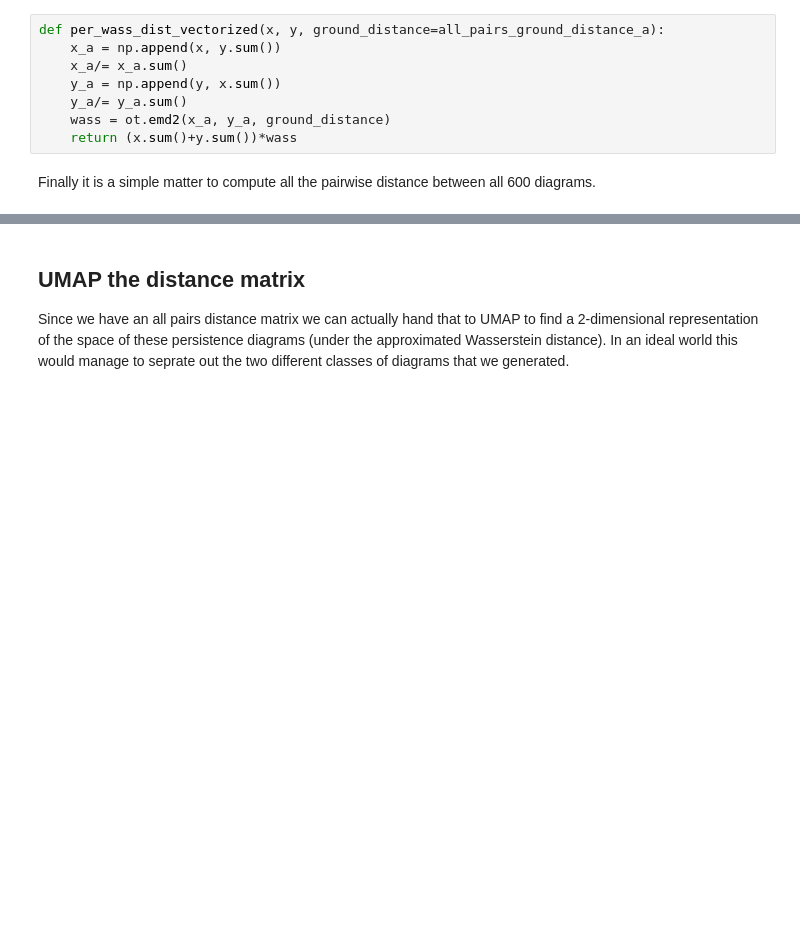
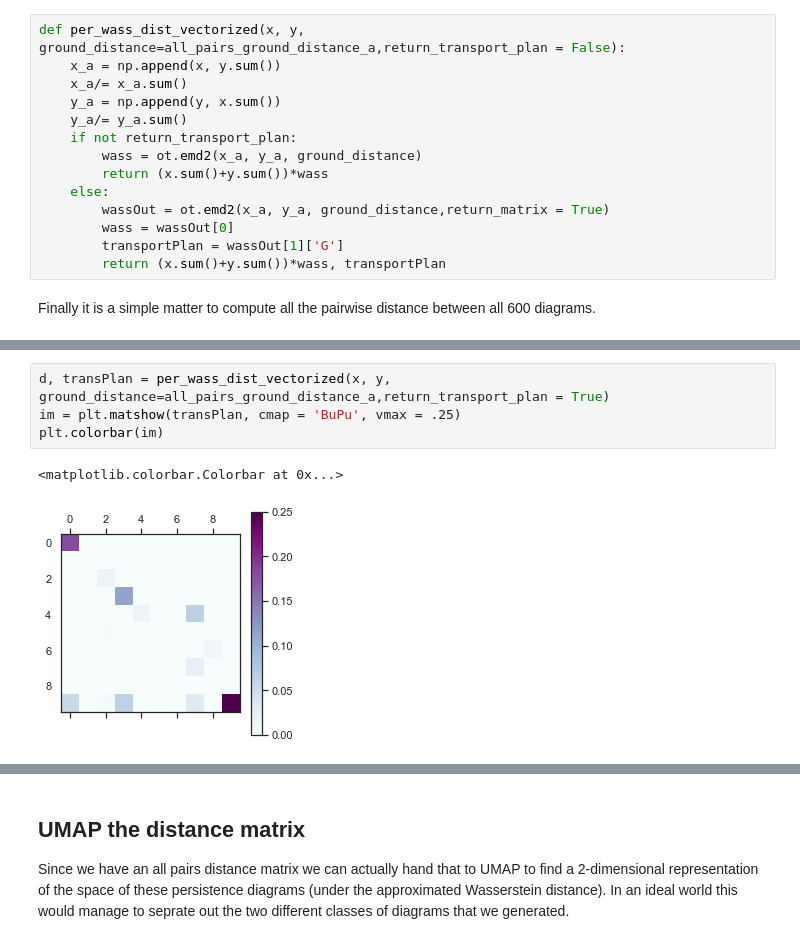
Before and after one commit to scikit-tda/pervect, a Jupyter notebook: notebooks/Approximate Persistent Wasserstein via GMM Walk-through.ipynb, the cells around one changed output, grey strips where cells are left out. Cells and saved outputs as stored; diff of their text form; blank space fills up the shorter version.

```diff
--- a/notebooks/Approximate Persistent Wasserstein via GMM Walk-through.ipynb
+++ b/notebooks/Approximate Persistent Wasserstein via GMM Walk-through.ipynb
@@ -435,13 +435,19 @@ plt.scatter(*gmm.means_.T)
 # %% [markdown]
 So now we can compute a wasserstein distance between vectorized diagrams using the ground distance between bins we computed earlier, with the modification of adding the total weight of x to y's extra bin and visa versa.
 # %%
-def per_wass_dist_vectorized(x, y, ground_distance=all_pairs_ground_distance_a):
+def per_wass_dist_vectorized(x, y, ground_distance=all_pairs_ground_distance_a,return_transport_plan = False):
     x_a = np.append(x, y.sum())
     x_a/= x_a.sum()
     y_a = np.append(y, x.sum())
     y_a/= y_a.sum()
-    wass = ot.emd2(x_a, y_a, ground_distance)
-    return (x.sum()+y.sum())*wass
+    if not return_transport_plan:
+        wass = ot.emd2(x_a, y_a, ground_distance)
+        return (x.sum()+y.sum())*wass
+    else:
+        wassOut = ot.emd2(x_a, y_a, ground_distance,return_matrix = True)
+        wass = wassOut[0]
+        transportPlan = wassOut[1]['G']
+        return (x.sum()+y.sum())*wass, transportPlan
 # %% [markdown]
 Finally it is a simple matter to compute all the pairwise distance between all 600 diagrams.
 # %%
@@ -459,0 +486,7 @@ Wall time: 22.6 s
+# %%
+d, transPlan = per_wass_dist_vectorized(x, y, ground_distance=all_pairs_ground_distance_a,return_transport_plan = True)
+im = plt.matshow(transPlan, cmap = 'BuPu', vmax = .25)
+plt.colorbar(im)
+# %% [output]
+<matplotlib.colorbar.Colorbar at 0x...>
+[figure, added]
```
Also changed, not shown: parts of 5 cells of this notebook.
